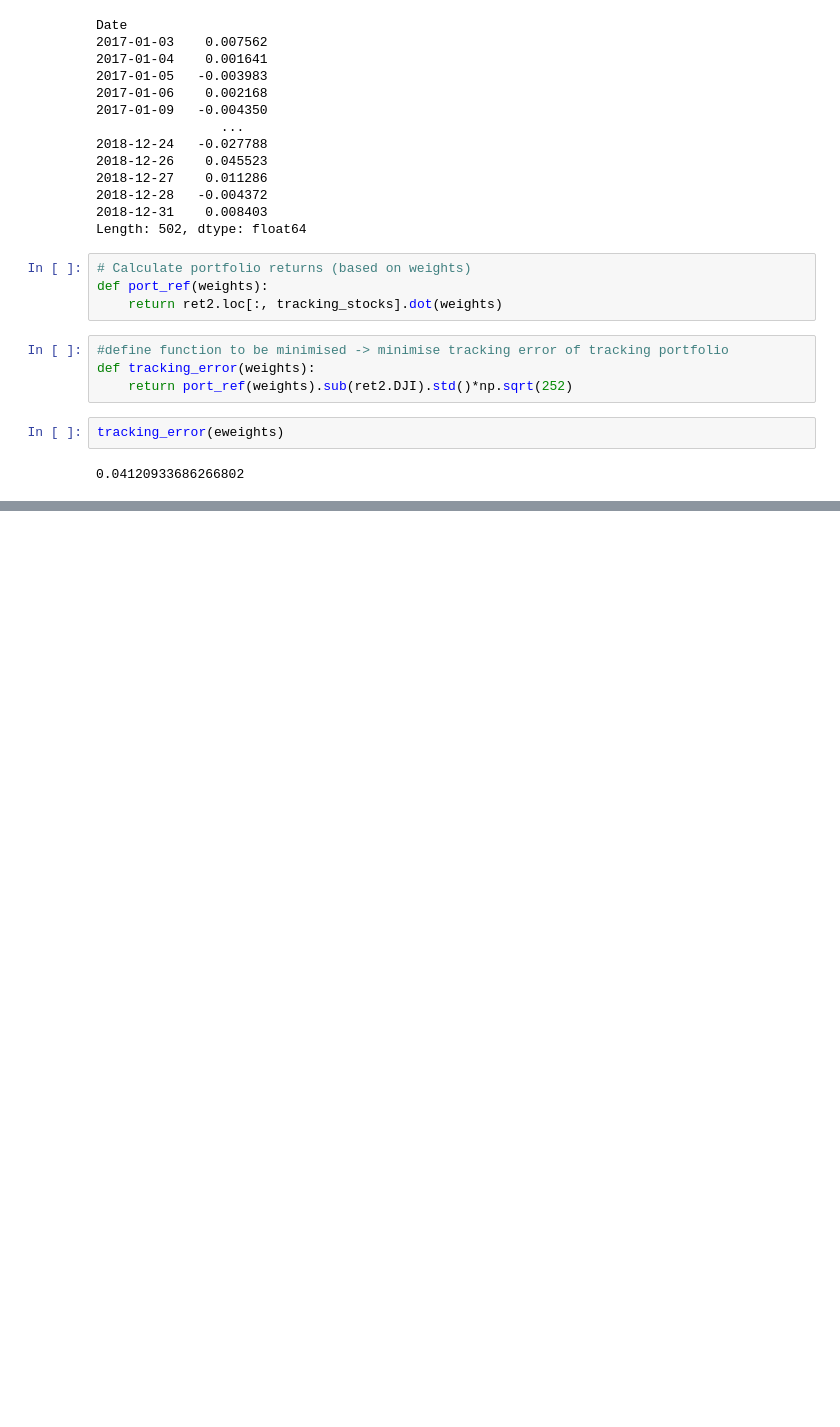
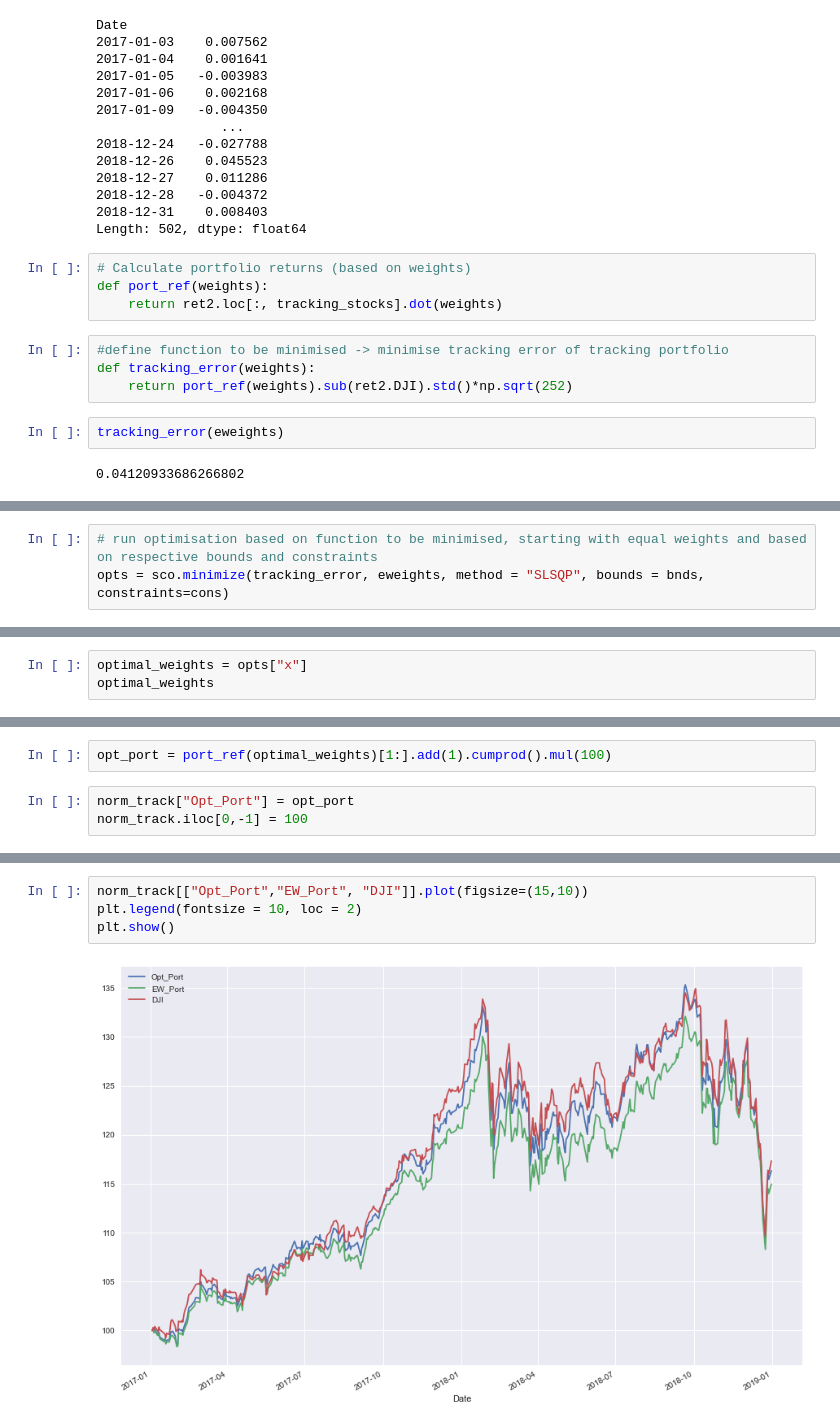
Before and after one commit to cmj123/index_tracking_forward_testing, a Jupyter notebook: index_tracking.ipynb, the cells around one changed output, grey strips where cells are left out. Saved outputs shown, nothing was run; the diff lists cells and outputs as text; blank space fills up the shorter version.

```diff
--- a/index_tracking.ipynb
+++ b/index_tracking.ipynb
@@ -413,0 +498,3 @@ tracking_error(eweights)
+# %%
+# run optimisation based on function to be minimised, starting with equal weights and based on respective bounds and constraints
+opts = sco.minimize(tracking_error, eweights, method = "SLSQP", bounds = bnds, constraints=cons)
@@ -413,0 +522,3 @@ tracking_error(eweights)
+# %%
+optimal_weights = opts["x"]
+optimal_weights
@@ -413,0 +542,5 @@ tracking_error(eweights)
+# %%
+opt_port = port_ref(optimal_weights)[1:].add(1).cumprod().mul(100)
+# %%
+norm_track["Opt_Port"] = opt_port
+norm_track.iloc[0,-1] = 100
@@ -413,0 +557,6 @@ tracking_error(eweights)
+# %%
+norm_track[["Opt_Port","EW_Port", "DJI"]].plot(figsize=(15,10))
+plt.legend(fontsize = 10, loc = 2)
+plt.show()
+# %% [output]
+[figure, added]
```
Also changed, not shown: parts of 15 cells of this notebook.
